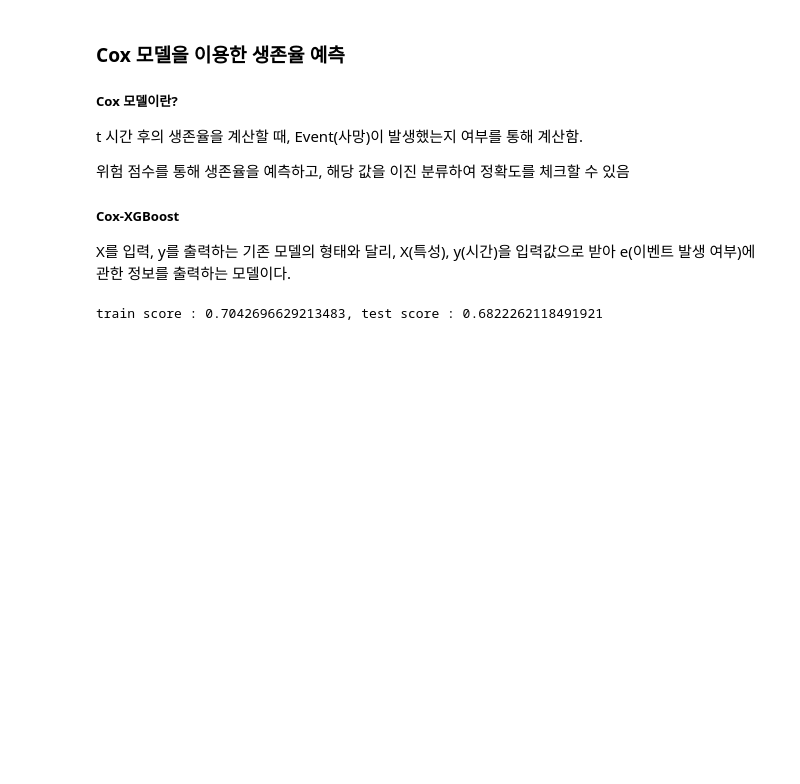
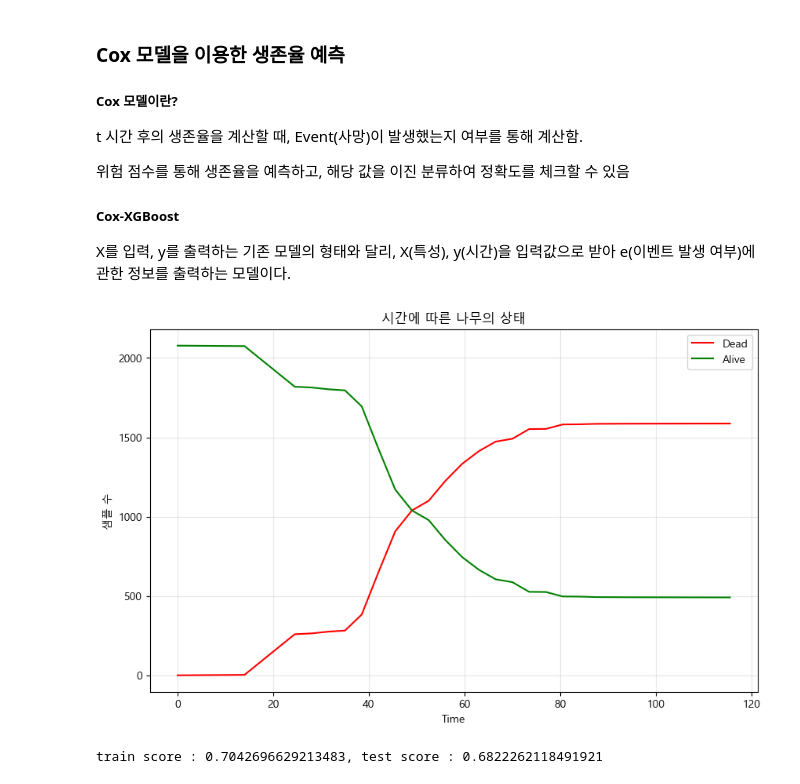
Before and after one commit to SKNetworks-AI19-250818/SKN19-mini-3Team, a Jupyter notebook: model_run.ipynb, the cells around one changed output. Drawn from its saved outputs; the diff is of its cells as text; code cells hidden in the pictures; blank space fills up the shorter version.

```diff
--- a/model_run.ipynb
+++ b/model_run.ipynb
@@ -84,6 +85,10 @@ t 시간 후의 생존율을 계산할 때, Event(사망)이 발생했는지 여
 
 ##### Cox-XGBoost
 X를 입력, y를 출력하는 기존 모델의 형태와 달리, X(특성), y(시간)을 입력값으로 받아 e(이벤트 발생 여부)에 관한 정보를 출력하는 모델이다.
+# %%
+ModelAnalysis.show_alive_about_time(encode)
+# %% [output]
+[figure, added]
 # %%
 ### 인코딩된 데이터를 X, y, e로 분할
 
```
Also changed, not shown: parts of 13 cells of this notebook, 3 other files.
